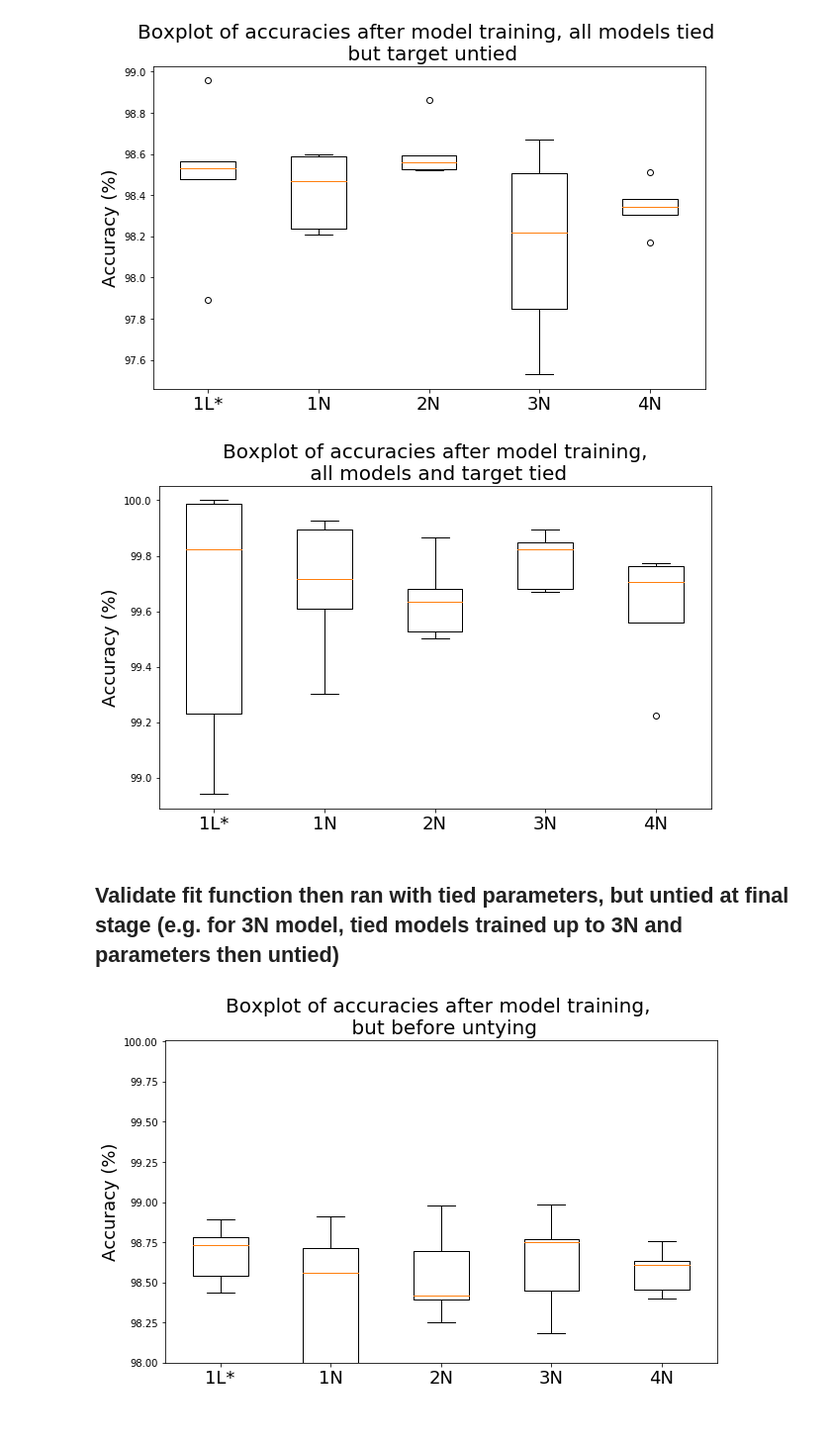
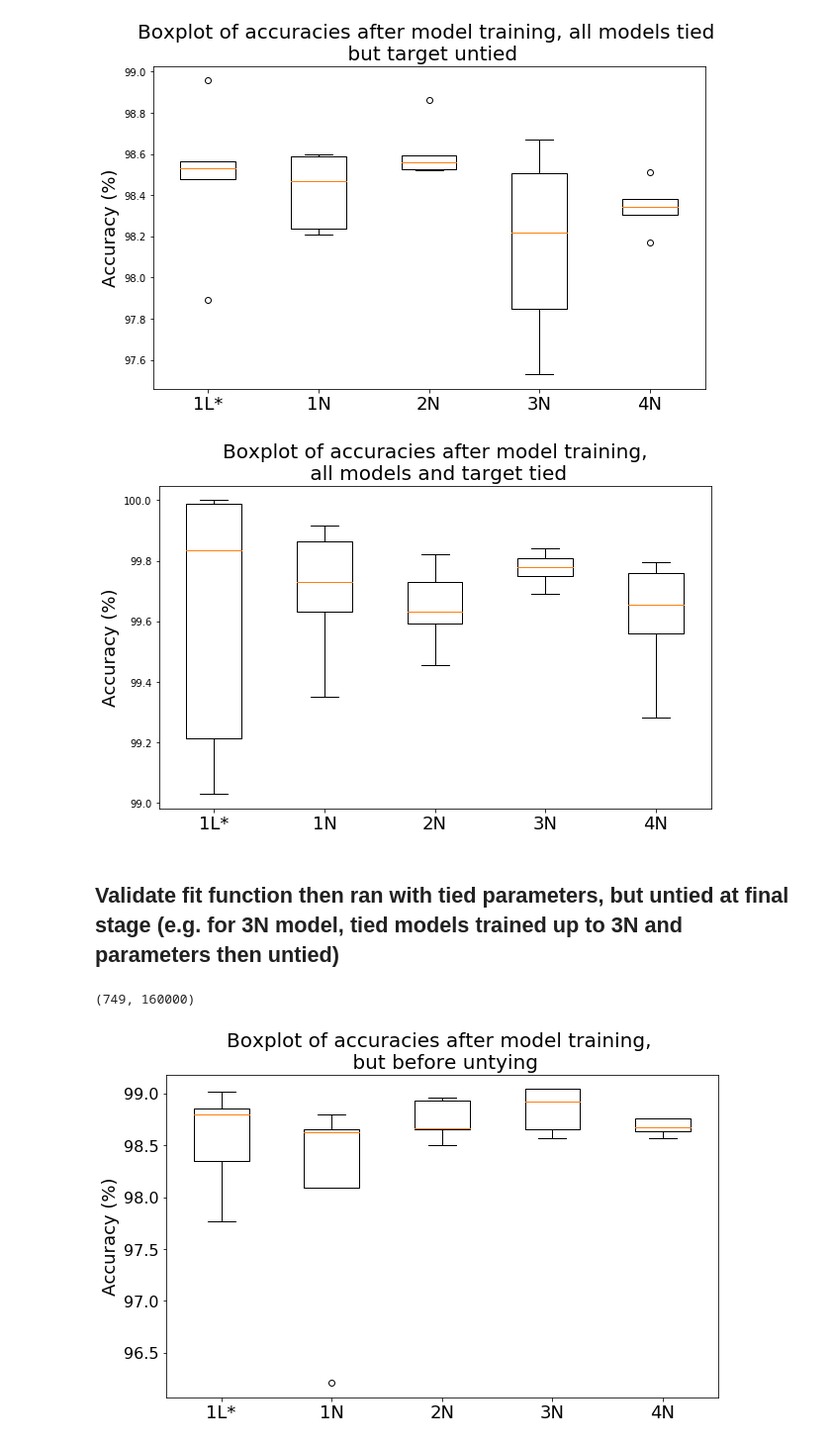
Before and after one commit to eap40/iib-neuro-proj, a Jupyter notebook: Notebooks/training_build3.ipynb, the cells around one changed output. Shown at 99% size. Cells and saved outputs as stored; diff of their text form; code cells hidden in the pictures.

```diff
--- a/Notebooks/training_build3.ipynb
+++ b/Notebooks/training_build3.ipynb
@@ -1036,7 +1036,8 @@ test_accst = np.array(test_accs_arrt, ndmin=2)
 fig, ax = plt.subplots()
 fig.set_size_inches(10, 6)
 ax.set_title('Boxplot of accuracies after model training,\n all models and target tied', fontsize=20)
-ax.boxplot(test_accs_arrt)
+ax.boxplot(train_accs_arrt)
+# ax.boxplot(test_accs_arrt, patch_artist=True)
 ax.set_xticklabels(['1L*', '1N', '2N', '3N', '4N'], fontsize=18)
 ax.set_ylabel("Accuracy (%)", fontsize=18)
 # ax.set_ylim(99.9,100.01)
@@ -1045,7 +1046,7 @@ ax.set_ylabel("Accuracy (%)", fontsize=18)
 plt.show()
 # box_accuracies(accuracies=np.squeeze(train_accs_arr), labels=['1L', '1N', '2N', '3N', '4N'])
 # %% [output]
-[figure, old version]
+[figure, new version]
 # %% [markdown]
 ## Validate fit function then ran with tied parameters, but untied at final stage (e.g. for 3N model, tied models trained up to 3N and parameters then untied)
 # %%
@@ -1068,15 +1069,15 @@ test_inputs = inputs[:, -n_test:]
 # do we overfit straight away
 # reload parameters, create models with them and extract accuracy metrics
 
-train_accs_list_tied=[]
-test_accs_list_tied=[]
+train_accs_list_tu4=[]
+test_accs_list_tu4=[]
 
 for j in range(len(target_params_list)):
-    params_1l = tied_trained_params_list[j][0]
-    params_1n = tied_trained_params_list[j][1]
-    params_2n = tied_trained_params_list[j][2]
-    params_3n = tied_trained_params_list[j][3]
-    params_4n = tied_trained_params_list[j][4]
+    params_1l = trained_params_list[j][0]
+    params_1n = trained_params_list[j][1]
+    params_2n = trained_params_list[j][2]
+    params_3n = trained_params_list[j][3]
+    params_4n = trained_params_list[j][4]
 
     hln_1l = hLN_Model(Jc=Jc_1l, Wce=Wce_1l, Wci=Wci_1l, sig_on=tf.constant([False]))
     for i in range(len(hln_1l.params)):
@@ -1123,27 +1124,32 @@ for j in range(len(target_params_list)):
         train_accs.append([train_acc.numpy()])
         test_accs.append(test_acc.numpy())
 
-    train_accs_list_tied.append(train_accs)
-    test_accs_list_tied.append(test_accs)
+    train_accs_list_tu4.append(train_accs)
+    test_accs_list_tu4.append(test_accs)
+# %%
+inputs.shape
+# %% [output]
+(749, 160000)
 # %%
-train_accs_arr = np.squeeze(np.clip(np.array(train_accs_list_tied), a_min=0, a_max=None))
-test_accs_arr = np.squeeze(np.clip(np.array(test_accs_list_tied), a_min=0, a_max=None))
+train_accs_arrt = np.squeeze(np.clip(np.array(train_accs_list_tied), a_min=0, a_max=None))
+test_accs_arrt = np.squeeze(np.clip(np.array(test_accs_list_tied), a_min=0, a_max=None))
 
 train_accs = np.array(train_accs_arr, ndmin=2)
 test_accs = np.array(test_accs_arr, ndmin=2)
 fig, ax = plt.subplots()
 fig.set_size_inches(10, 6)
 ax.set_title('Boxplot of accuracies after model training, \n but before untying', fontsize=20)
-ax.boxplot(train_accs_arr)
+ax.boxplot(test_accs_arrt)
 # ax.boxplot(test_accs_arr, patch_artist=True)
 ax.set_xticklabels(['1L*', '1N', '2N', '3N', '4N'], fontsize=18)
 ax.set_ylabel("Accuracy (%)", fontsize=18)
-ax.set_ylim(98,100.01)
+ax.tick_params(axis='y', labelsize=16)
+# ax.set_ylim(98,100.01)
 # ax.set_ylim(100)
 
 plt.show()
 # %% [output]
-[figure, old version]
+[figure, new version]
 # %%
 train_accs_arr = np.squeeze(np.clip(np.array(train_accs_list_untied), a_min=-10000, a_max=None))
 test_accs_arr = np.squeeze(np.clip(np.array(test_accs_list_untied), a_min=0, a_max=None))
```
Also changed, not shown: parts of 36 cells of this notebook.
